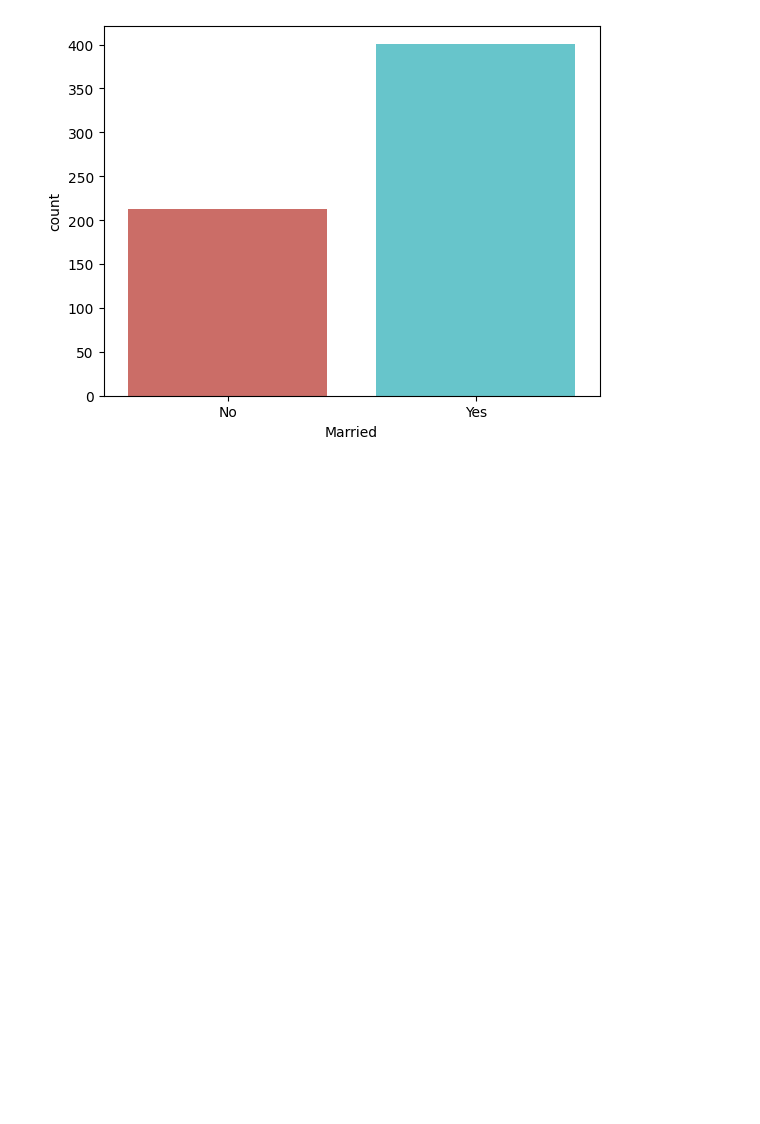
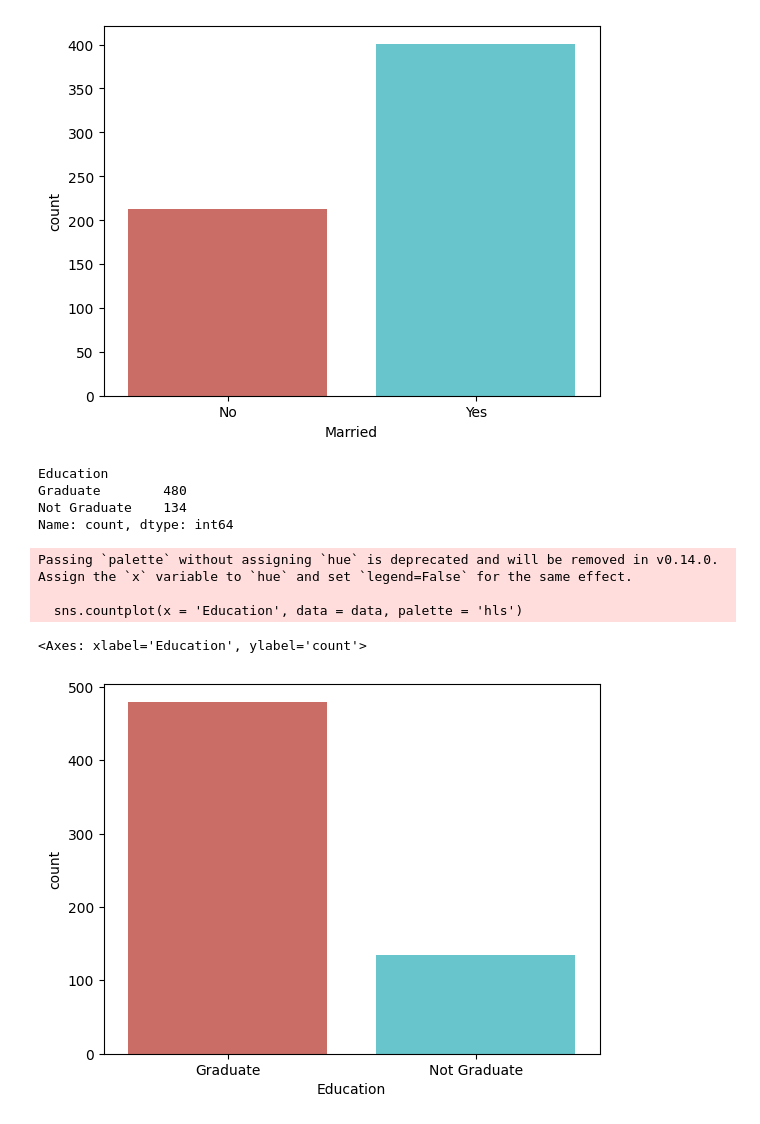
Before and after one commit to tashfeen786/LoanApprovalPrediction, a Jupyter notebook: main.ipynb, the cells around one changed output. Saved outputs shown, nothing was run; the diff lists cells and outputs as text; code cells hidden in the pictures; blank space fills up the shorter version.

```diff
--- a/main.ipynb
+++ b/main.ipynb
@@ -185,3 +185,18 @@ Passing `palette` without assigning `hue` is deprecated and will be removed in v
 
   sns.countplot(x = 'Married', data = data, palette = 'hls')
 [figure]
+# %%
+data.Education.value_counts()
+# %% [output]
+Education
+Graduate        480
+Not Graduate    134
+Name: count, dtype: int64
+# %%
+sns.countplot(x = 'Education', data = data, palette = 'hls')
+# %% [output]
+Passing `palette` without assigning `hue` is deprecated and will be removed in v0.14.0. Assign the `x` variable to `hue` and set `legend=False` for the same effect.
+
+  sns.countplot(x = 'Education', data = data, palette = 'hls')
+<Axes: xlabel='Education', ylabel='count'>
+[figure, added]
```
Also changed, not shown: parts of 24 cells of this notebook.
